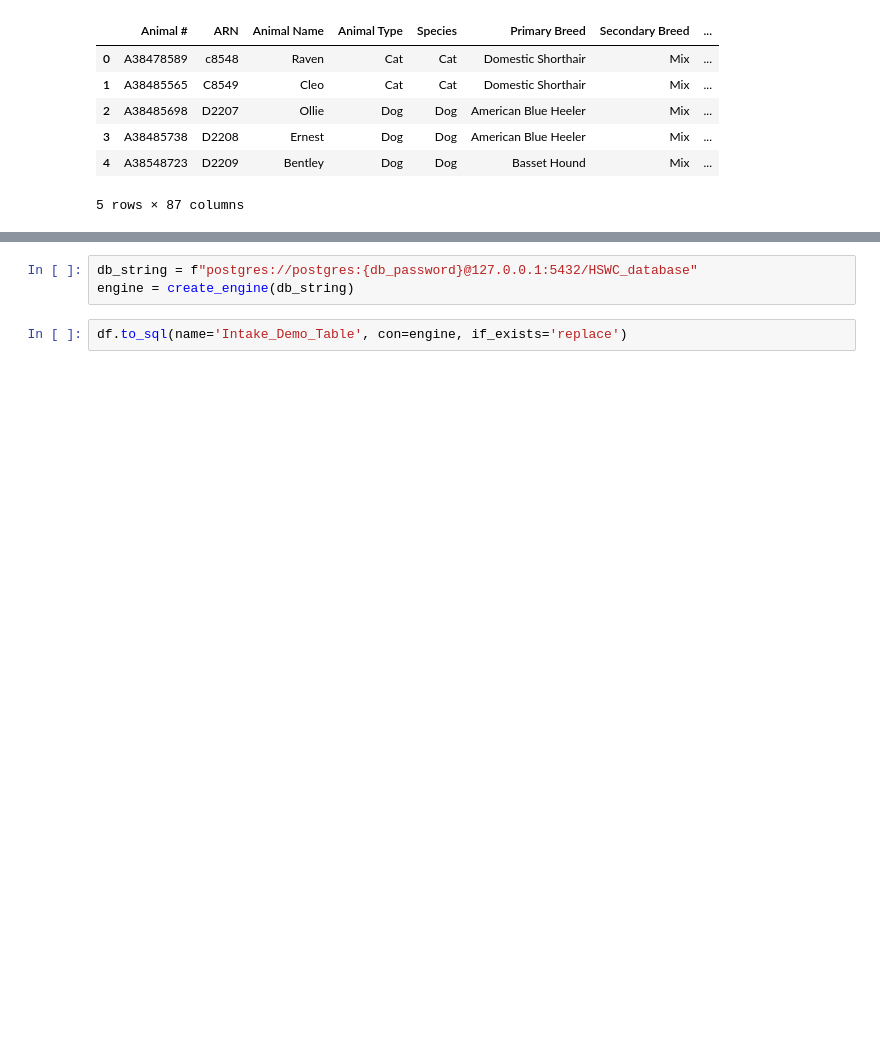
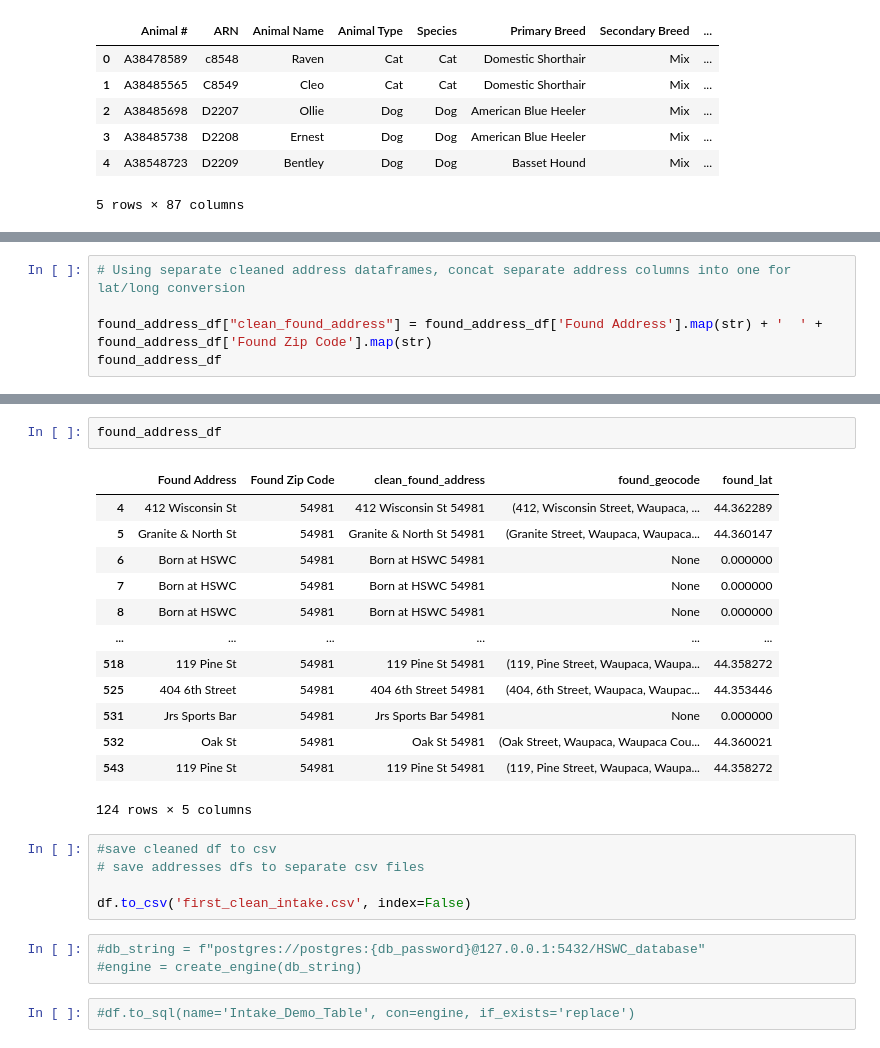
Before and after one commit to JSischo/Waupaca_repo, a Jupyter notebook: EDA2018CSVfile.ipynb, the cells around one changed output, grey strips where cells are left out. Drawn from its saved outputs; the diff is of its cells as text; blank space fills up the shorter version.

```diff
--- a/EDA2018CSVfile.ipynb
+++ b/EDA2018CSVfile.ipynb
@@ -219,0 +217,5 @@ my_list
+# %%
+# Using separate cleaned address dataframes, concat separate address columns into one for lat/long conversion
+
+found_address_df["clean_found_address"] = found_address_df['Found Address'].map(str) + '  ' + found_address_df['Found Zip Code'].map(str)
+found_address_df
@@ -232,5 +355,26 @@ df.describe()
+# %%
+found_address_df
+# %% [output]
+|  | Found Address | Found Zip Code | clean_found_address | found_geocode | found_lat |
+| 4 | 412 Wisconsin St | 54981 | 412 Wisconsin St 54981 | (412, Wisconsin Street, Waupaca, ... | 44.362289 |
+| 5 | Granite & North St | 54981 | Granite & North St 54981 | (Granite Street, Waupaca, Waupaca... | 44.360147 |
+| 6 | Born at HSWC | 54981 | Born at HSWC 54981 | None | 0.000000 |
+| 7 | Born at HSWC | 54981 | Born at HSWC 54981 | None | 0.000000 |
+| 8 | Born at HSWC | 54981 | Born at HSWC 54981 | None | 0.000000 |
+| ... | ... | ... | ... | ... | ... |
+| 518 | 119 Pine St | 54981 | 119 Pine St 54981 | (119, Pine Street, Waupaca, Waupa... | 44.358272 |
+| 525 | 404 6th Street | 54981 | 404 6th Street 54981 | (404, 6th Street, Waupaca, Waupac... | 44.353446 |
+| 531 | Jrs Sports Bar | 54981 | Jrs Sports Bar 54981 | None | 0.000000 |
+| 532 | Oak St | 54981 | Oak St 54981 | (Oak Street, Waupaca, Waupaca Cou... | 44.360021 |
+| 543 | 119 Pine St | 54981 | 119 Pine St 54981 | (119, Pine Street, Waupaca, Waupa... | 44.358272 |
+124 rows × 5 columns
+# %%
+#save cleaned df to csv
+# save addresses dfs to separate csv files
+
+df.to_csv('first_clean_intake.csv', index=False)
 # %%
-db_string = f"postgres://postgres:{db_password}@127.0.0.1:5432/HSWC_database"
-engine = create_engine(db_string)
+#db_string = f"postgres://postgres:{db_password}@127.0.0.1:5432/HSWC_database"
+#engine = create_engine(db_string)
 # %%
-df.to_sql(name='Intake_Demo_Table', con=engine, if_exists='replace')
+#df.to_sql(name='Intake_Demo_Table', con=engine, if_exists='replace')
```
Also changed, not shown: parts of 31 cells of this notebook, 2 other files.
